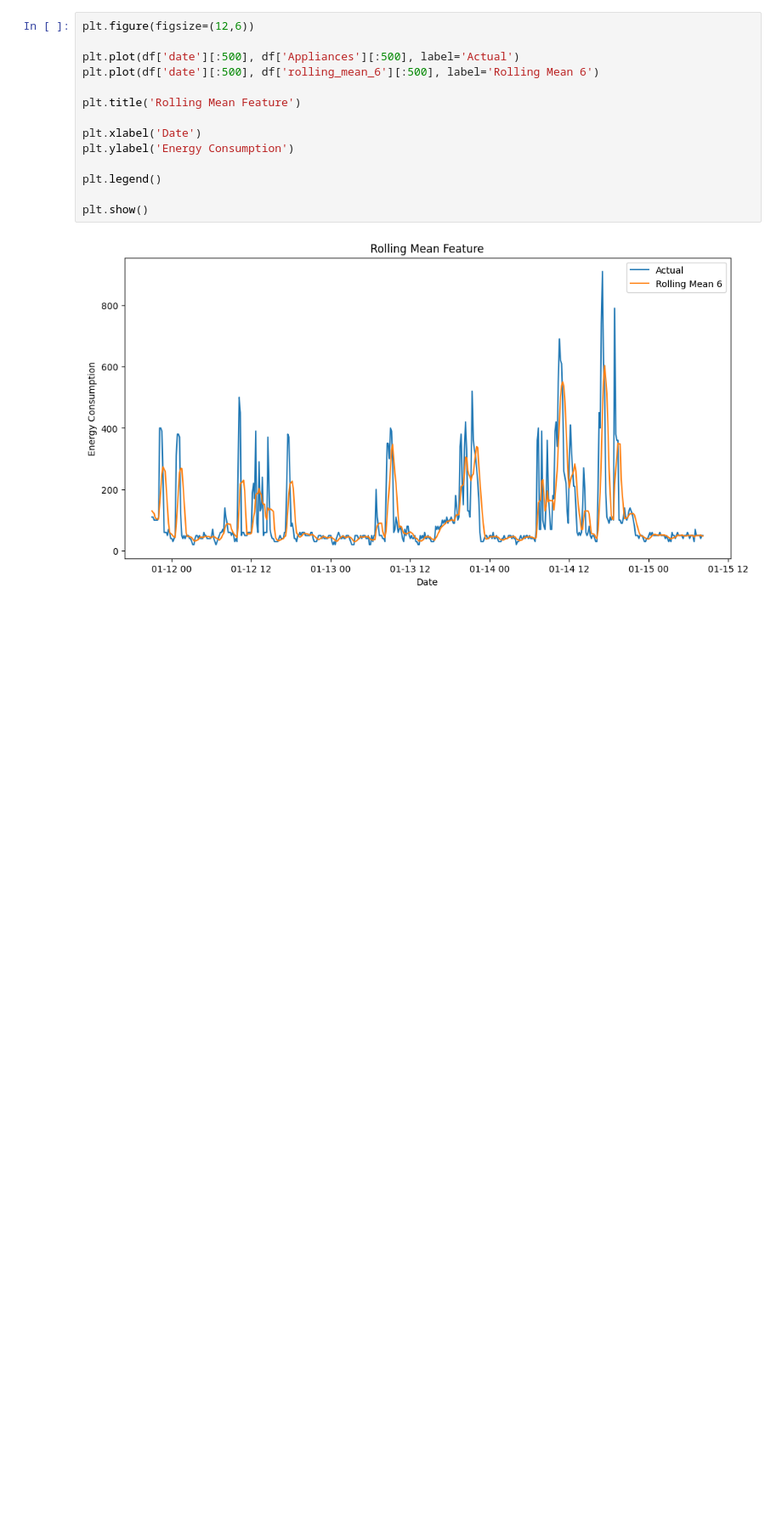
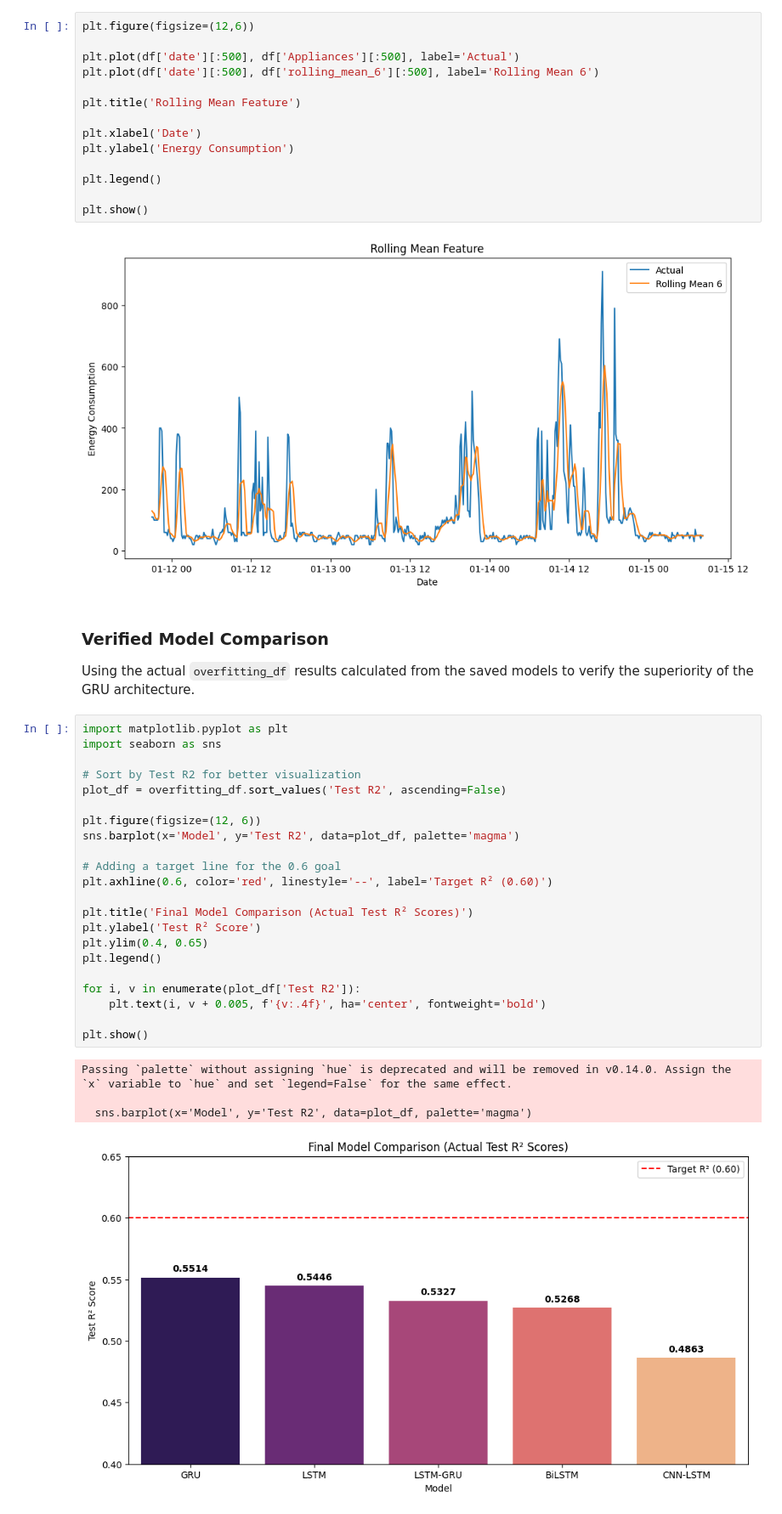
Before and after one commit to risnariha/-Multivariate-Time-Series-Prediction-Model, a Jupyter notebook: EDA1.ipynb, the cells around one changed output. Shown at 85% size. Saved outputs shown, nothing was run; the diff lists cells and outputs as text; blank space fills up the shorter version.

Commit message:
graphs generated

```diff
--- a/EDA1.ipynb
+++ b/EDA1.ipynb
@@ -956,3 +956,33 @@ plt.legend()
 plt.show()
 # %% [output]
 [figure]
+# %% [markdown]
+### Verified Model Comparison
+Using the actual `overfitting_df` results calculated from the saved models to verify the superiority of the GRU architecture.
+# %%
+import matplotlib.pyplot as plt
+import seaborn as sns
+
+# Sort by Test R2 for better visualization
+plot_df = overfitting_df.sort_values('Test R2', ascending=False)
+
+plt.figure(figsize=(12, 6))
+sns.barplot(x='Model', y='Test R2', data=plot_df, palette='magma')
+
+# Adding a target line for the 0.6 goal
+plt.axhline(0.6, color='red', linestyle='--', label='Target R² (0.60)')
+
+plt.title('Final Model Comparison (Actual Test R² Scores)')
+plt.ylabel('Test R² Score')
+plt.ylim(0.4, 0.65)
+plt.legend()
+
+for i, v in enumerate(plot_df['Test R2']):
+    plt.text(i, v + 0.005, f'{v:.4f}', ha='center', fontweight='bold')
+
+plt.show()
+# %% [output]
+Passing `palette` without assigning `hue` is deprecated and will be removed in v0.14.0. Assign the `x` variable to `hue` and set `legend=False` for the same effect.
+
+  sns.barplot(x='Model', y='Test R2', data=plot_df, palette='magma')
+[figure, added]
```
